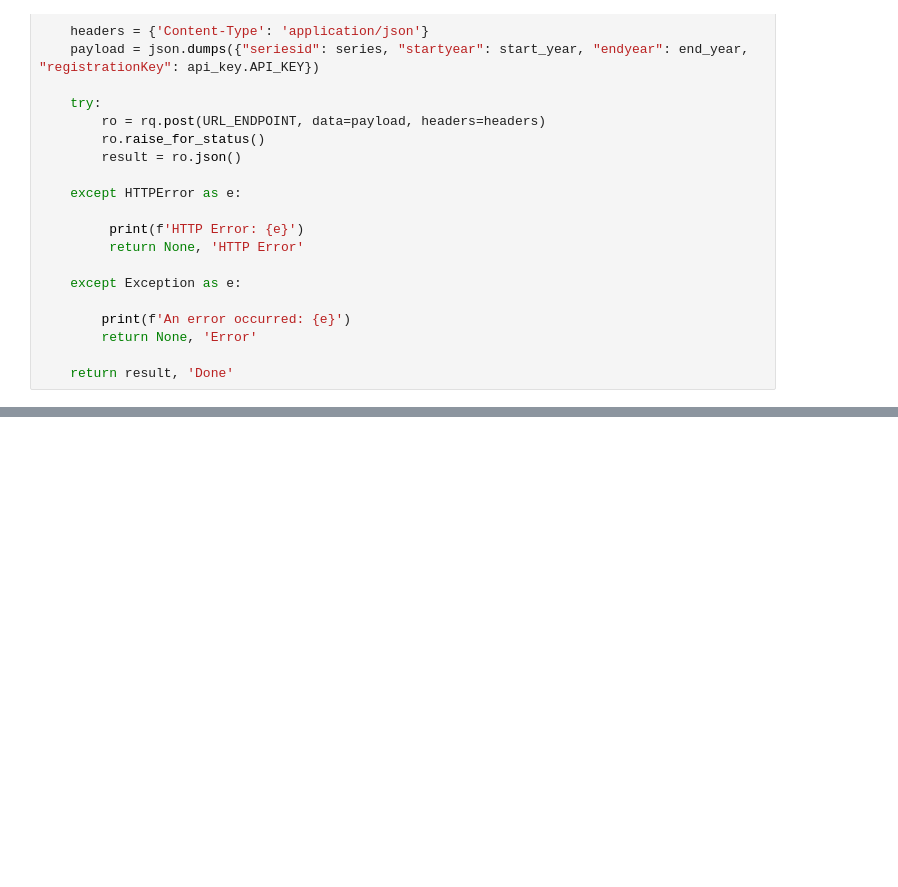
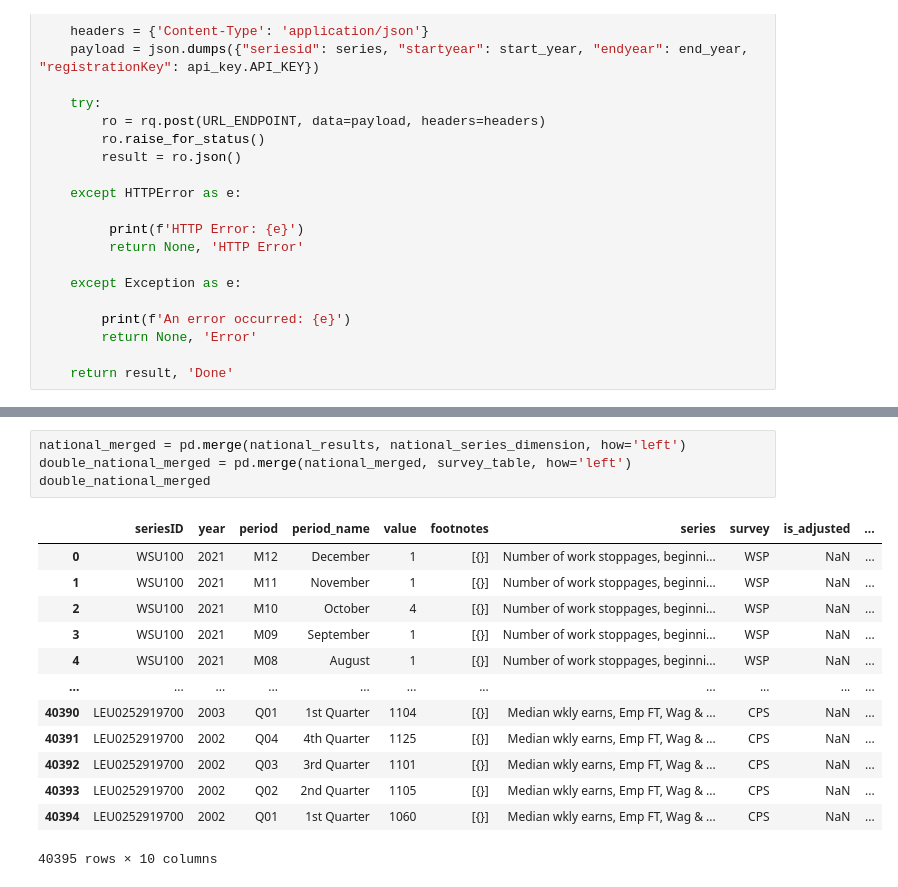
Before and after one commit to dsagher/Bureau-of-Labor-Statistics-API-Project, a Jupyter notebook: api_call/api_bls.ipynb, the cells around one changed output, grey strips where cells are left out. Drawn from its saved outputs; the diff is of its cells as text; blank space fills up the shorter version.

```diff
--- a/api_call/api_bls.ipynb
+++ b/api_call/api_bls.ipynb
@@ -154,0 +170,18 @@ final_national_df
+# %%
+national_merged = pd.merge(national_results, national_series_dimension, how='left')
+double_national_merged = pd.merge(national_merged, survey_table, how='left')
+double_national_merged
+# %% [output]
+|  | seriesID | year | period | period_name | value | footnotes | series | survey | is_adjusted | ... |
+| 0 | WSU100 | 2021 | M12 | December | 1 | [{}] | Number of work stoppages, beginni... | WSP | NaN | ... |
+| 1 | WSU100 | 2021 | M11 | November | 1 | [{}] | Number of work stoppages, beginni... | WSP | NaN | ... |
+| 2 | WSU100 | 2021 | M10 | October | 4 | [{}] | Number of work stoppages, beginni... | WSP | NaN | ... |
+| 3 | WSU100 | 2021 | M09 | September | 1 | [{}] | Number of work stoppages, beginni... | WSP | NaN | ... |
+| 4 | WSU100 | 2021 | M08 | August | 1 | [{}] | Number of work stoppages, beginni... | WSP | NaN | ... |
+| ... | ... | ... | ... | ... | ... | ... | ... | ... | ... | ... |
+| 40390 | LEU0252919700 | 2003 | Q01 | 1st Quarter | 1104 | [{}] | Median wkly earns, Emp FT, Wag & ... | CPS | NaN | ... |
+| 40391 | LEU0252919700 | 2002 | Q04 | 4th Quarter | 1125 | [{}] | Median wkly earns, Emp FT, Wag & ... | CPS | NaN | ... |
+| 40392 | LEU0252919700 | 2002 | Q03 | 3rd Quarter | 1101 | [{}] | Median wkly earns, Emp FT, Wag & ... | CPS | NaN | ... |
+| 40393 | LEU0252919700 | 2002 | Q02 | 2nd Quarter | 1105 | [{}] | Median wkly earns, Emp FT, Wag & ... | CPS | NaN | ... |
+| 40394 | LEU0252919700 | 2002 | Q01 | 1st Quarter | 1060 | [{}] | Median wkly earns, Emp FT, Wag & ... | CPS | NaN | ... |
+40395 rows × 10 columns
```
Also changed, not shown: parts of 8 cells of this notebook, 3 other files.
